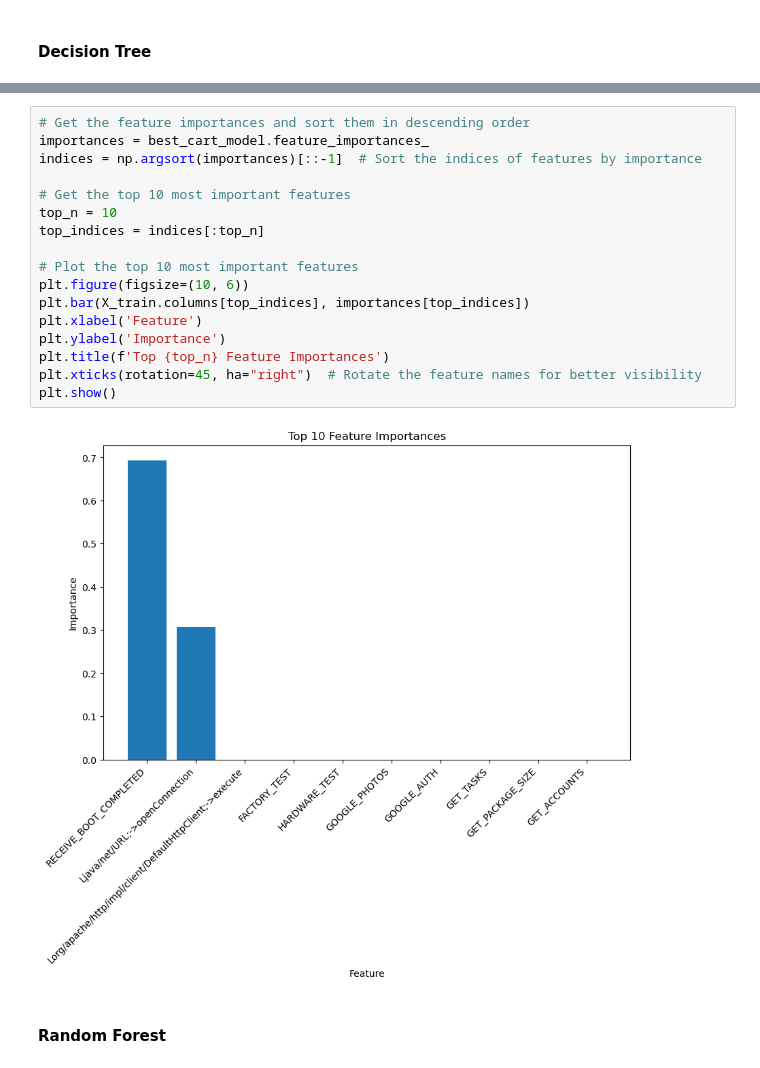
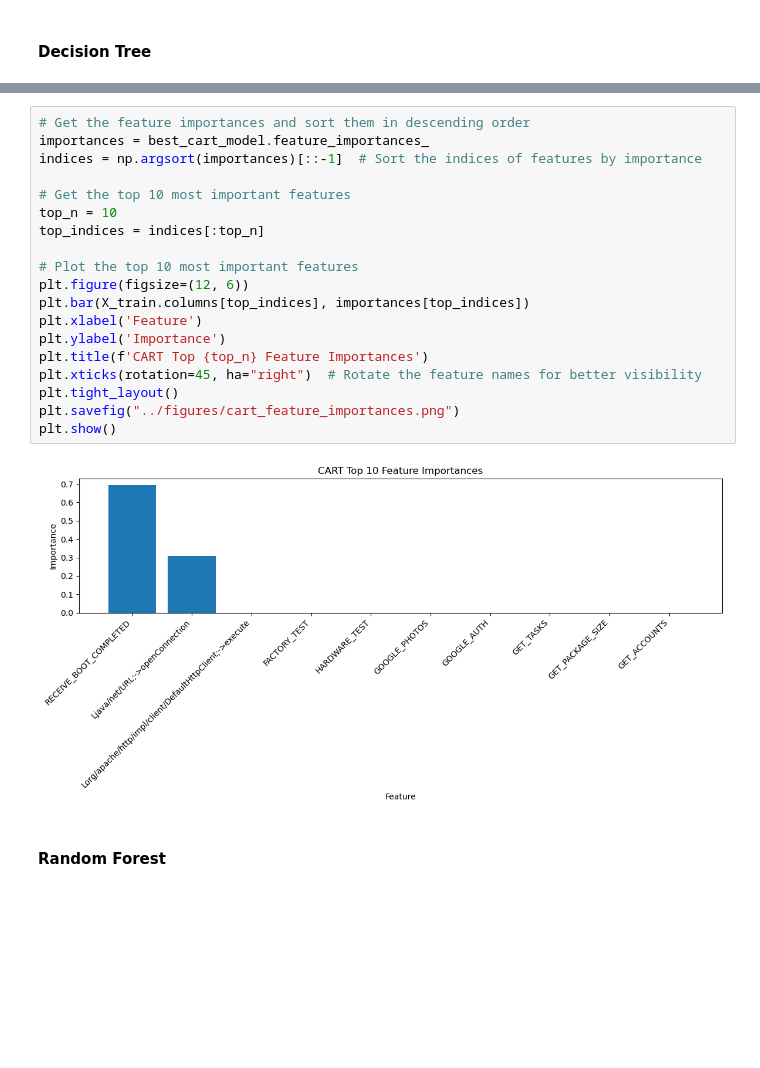
Before and after one commit to samantharudra/ds_group_project_1, a Jupyter notebook: code/classification_2B.ipynb, the cells around one changed output, grey strips where cells are left out. Drawn from its saved outputs; the diff is of its cells as text; blank space fills up the shorter version.

```diff
--- a/code/classification_2B.ipynb
+++ b/code/classification_2B.ipynb
@@ -316,22 +329,24 @@ plt.show()
 # %%
 # Get the feature importances and sort them in descending order
 importances = best_cart_model.feature_importances_
 indices = np.argsort(importances)[::-1]  # Sort the indices of features by importance
 
 # Get the top 10 most important features
 top_n = 10
 top_indices = indices[:top_n]
 
 # Plot the top 10 most important features
-plt.figure(figsize=(10, 6))
+plt.figure(figsize=(12, 6))
 plt.bar(X_train.columns[top_indices], importances[top_indices])
 plt.xlabel('Feature')
 plt.ylabel('Importance')
-plt.title(f'Top {top_n} Feature Importances')
+plt.title(f'CART Top {top_n} Feature Importances')
 plt.xticks(rotation=45, ha="right")  # Rotate the feature names for better visibility
+plt.tight_layout()
+plt.savefig("../figures/cart_feature_importances.png")
 plt.show()
 # %% [output]
-[figure, old version]
+[figure, new version]
 # %% [markdown]
 #### Random Forest
 # %%
```
Also changed, not shown: parts of 17 cells of this notebook, 12 other files.
